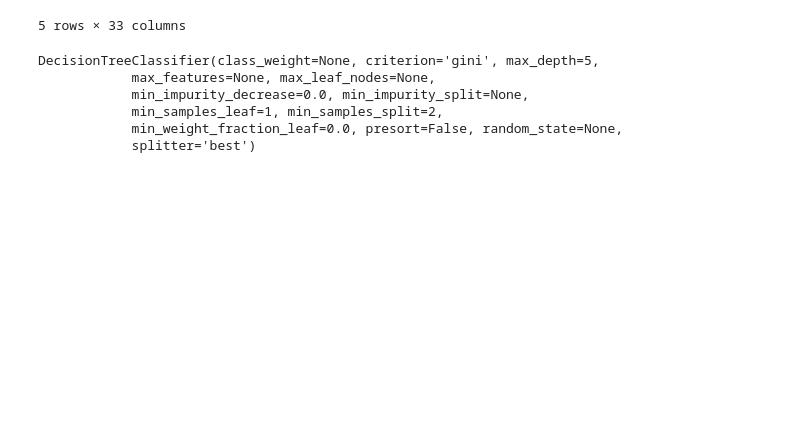
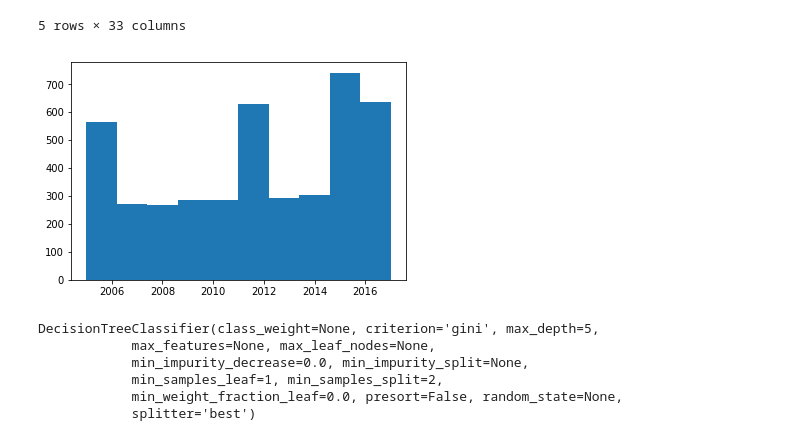
Before and after one commit to charlieaxle/cs7461_1, a Jupyter notebook: nfl_workbook.ipynb, the cells around one changed output. Cells and saved outputs as stored; diff of their text form; code cells hidden in the pictures; blank space fills up the shorter version.

```diff
--- a/nfl_workbook.ipynb
+++ b/nfl_workbook.ipynb
@@ -52,4 +45,9 @@ X.head()
 5 rows × 33 columns
 # %%
 X_train, X_test, y_train, y_test = train_test_split(X, y, random_state=50, test_size=.7)
+# %%
+%matplotlib inline
+year_hist = plt.hist(X['DRAFT_YEAR'])
+# %% [output]
+[figure, added]
 # %%
```
Also changed, not shown: parts of 10 cells of this notebook, 2 other files.
